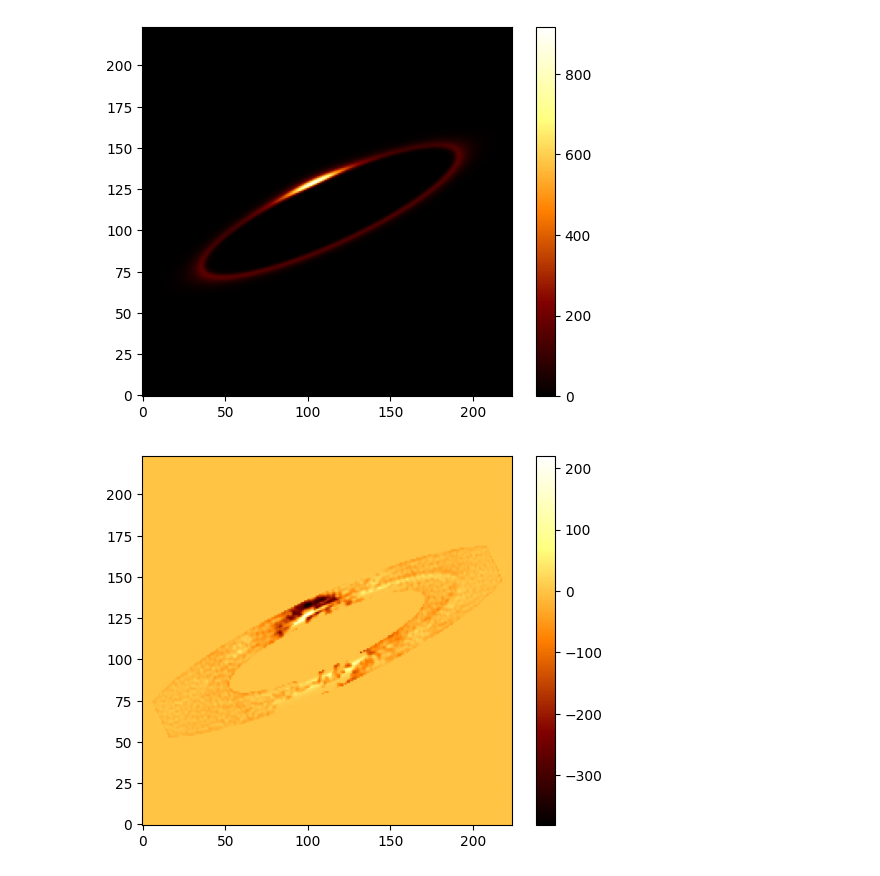
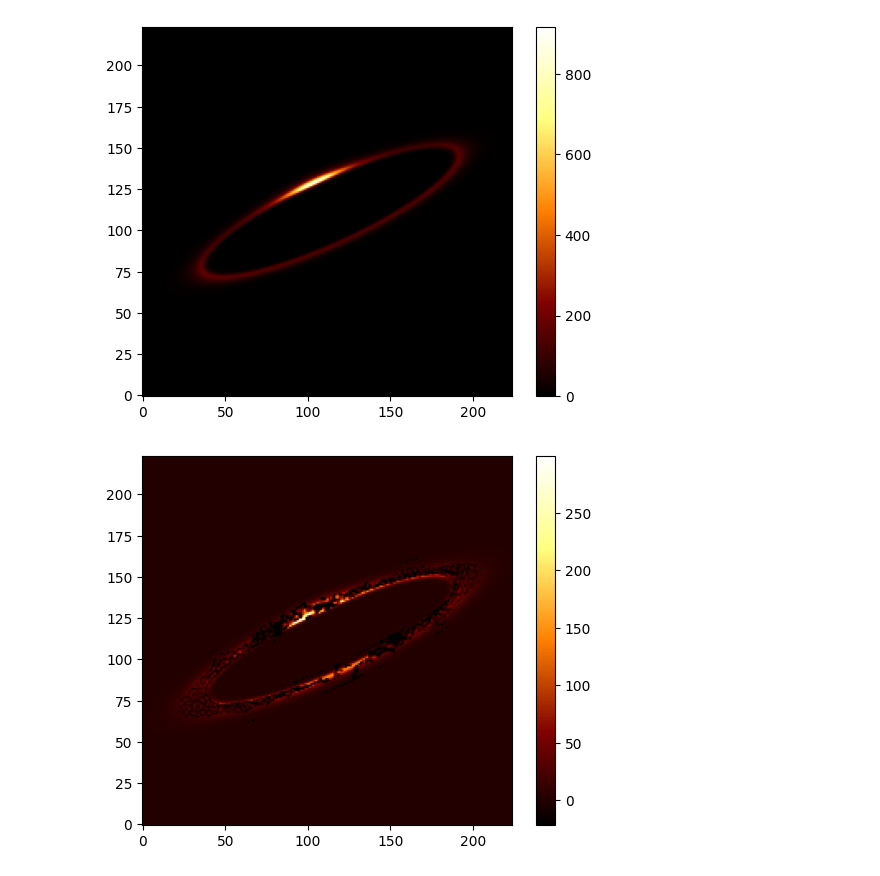
Before and after one commit to jkueny/debrisdisk_freeform_fit_and_plot, a Jupyter notebook: notebooks/analyze_recovered_injections.ipynb, the cells around one changed output. Drawn from its saved outputs; the diff is of its cells as text; code cells hidden in the pictures.

```diff
--- a/notebooks/analyze_recovered_injections.ipynb
+++ b/notebooks/analyze_recovered_injections.ipynb
@@ -23,7 +23,7 @@ injected_dir = "/Users/jkueny/data/HR4796a_lco2023a_magao-x_20230309_10/raws_202
 klipdir = os.path.join(injected_dir, "klip_fm_files")
 resultsdir = os.path.join(injected_dir, "results_freeform")
 
-ex_opt_run = "opt_run_0030"
+ex_opt_run = "opt_run_0032"
 
 ex_results_loc = os.path.join(resultsdir, ex_opt_run)
 
@@ -72,10 +72,14 @@ plt.show()
 # %%
 # Analyze the residuals
 
 residuals = injected_model - recovered_model
+residuals_vmin = np.percentile(residuals, 1.01)
+residuals_vmax = np.percentile(residuals, 99.99)
 
-plt.imshow(residuals, origin="lower", cmap="afmhot")
+plt.imshow(residuals, origin="lower", cmap="afmhot",
+    vmin=residuals_vmin, vmax=residuals_vmax,
+    )
 plt.colorbar()
 plt.show()
 # %% [output]
-[figure, old version]
+[figure, new version]
```
Also changed, not shown: parts of 1 cell of this notebook, 2 other files.
